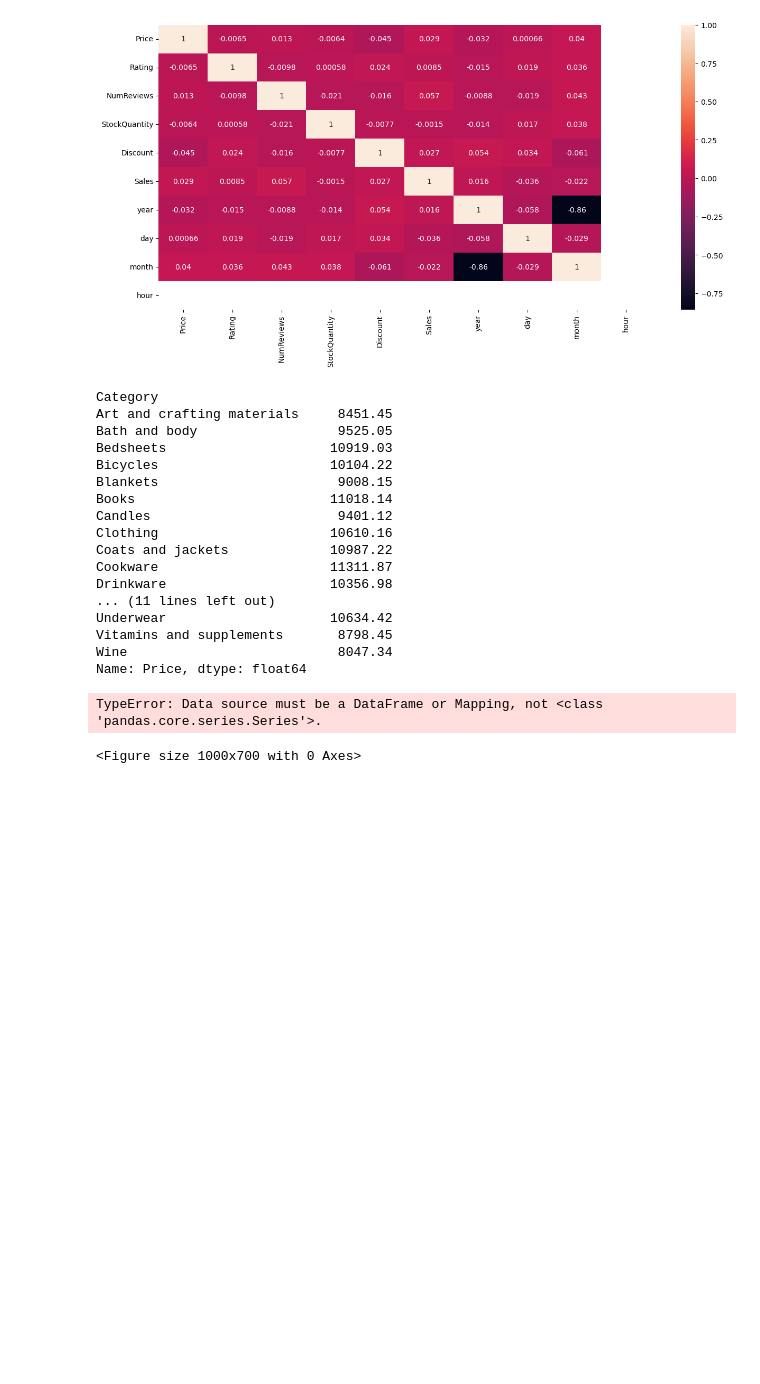
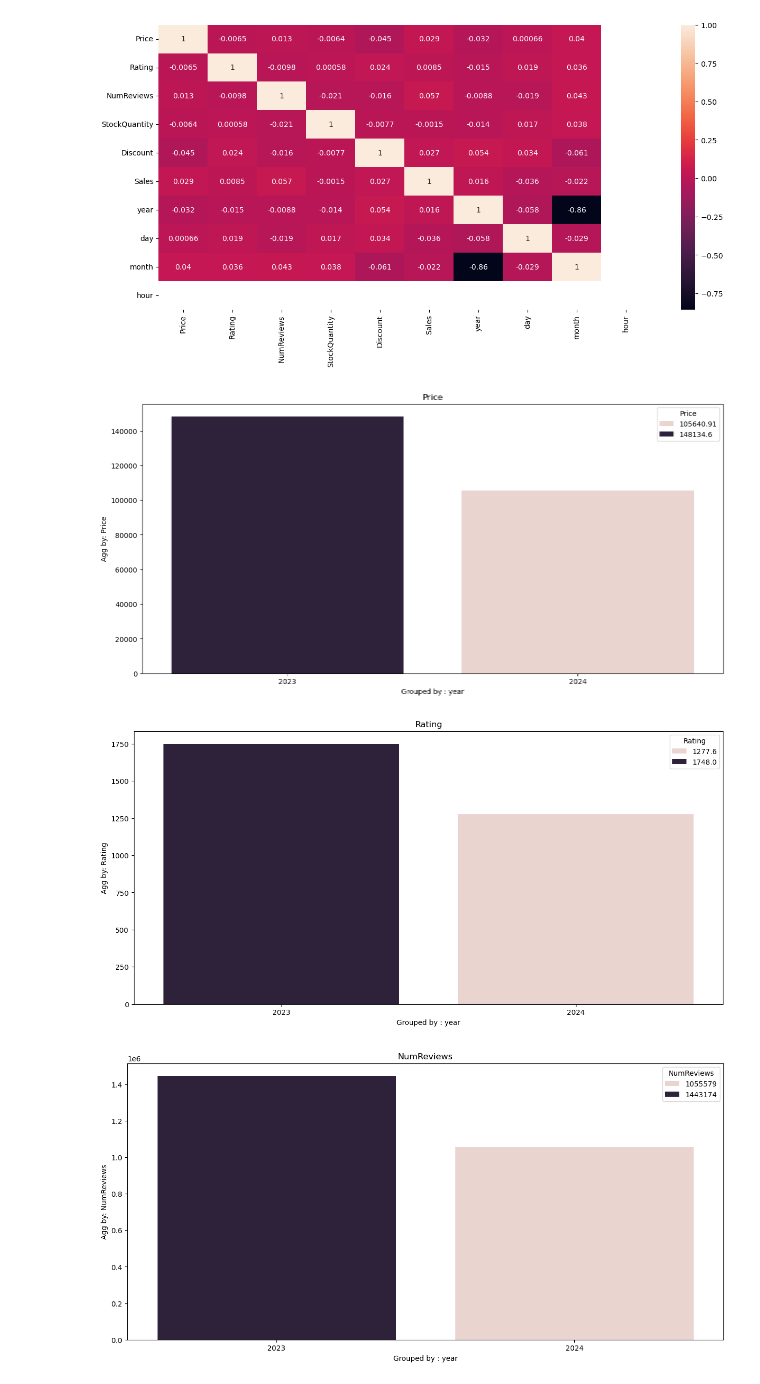
Before and after one commit to MaukanMir/E-Commerce-Analysis, a Jupyter notebook: training.ipynb, the cells around one changed output. Drawn from its saved outputs; the diff is of its cells as text; code cells hidden in the pictures; blank space fills up the shorter version.

```diff
--- a/training.ipynb
+++ b/training.ipynb
@@ -45,13 +45,13 @@ def create_hist_boxplots(df, interested_columns, type):
   plt.tight_layout()
   plt.show()
 
-def aggregate_views(df, groupy_col, agg_method, interested_columns):
+def aggregate_views(df, groupy_col, agg_method, interested_columns, figsize):
 
   for col in interested_columns:
-    plt.figure(figsize=(10, 7))
-    grouped_df = df.groupby(groupy_col)[col].agg(agg_method)
+    plt.figure(figsize=figsize)
+    grouped_df = df.groupby(groupy_col)[col].agg(agg_method).reset_index()
     sns.barplot(data=grouped_df, x=groupy_col, y=col, hue=col)
-    plt.title(f"Agg Method")
+    plt.title(col)
     plt.xlabel(f"Grouped by : {groupy_col}")
     plt.ylabel(f"Agg by: {col}")
     plt.show()
@@ -186,24 +186,8 @@ plt.show()
 # %% [output]
 [figure]
 # %%
-aggregate_views(df, "Category", "sum", interested_columns)
+aggregate_views(df, "year", "sum", interested_columns, (15, 7))
 # %% [output]
-Category
-Art and crafting materials     8451.45
-Bath and body                  9525.05
-Bedsheets                     10919.03
-Bicycles                      10104.22
-Blankets                       9008.15
-Books                         11018.14
-Candles                        9401.12
-Clothing                      10610.16
-Coats and jackets             10987.22
-Cookware                      11311.87
-Drinkware                     10356.98
-... (11 lines left out)
-Underwear                     10634.42
-Vitamins and supplements       8798.45
-Wine                           8047.34
-Name: Price, dtype: float64
-TypeError: Data source must be a DataFrame or Mapping, not <class 'pandas.core.series.Series'>.
-<Figure size 1000x700 with 0 Axes>
+[figure, added]
+[figure, added]
+[figure, added]
```
Also changed, not shown: parts of 1 cell of this notebook.
